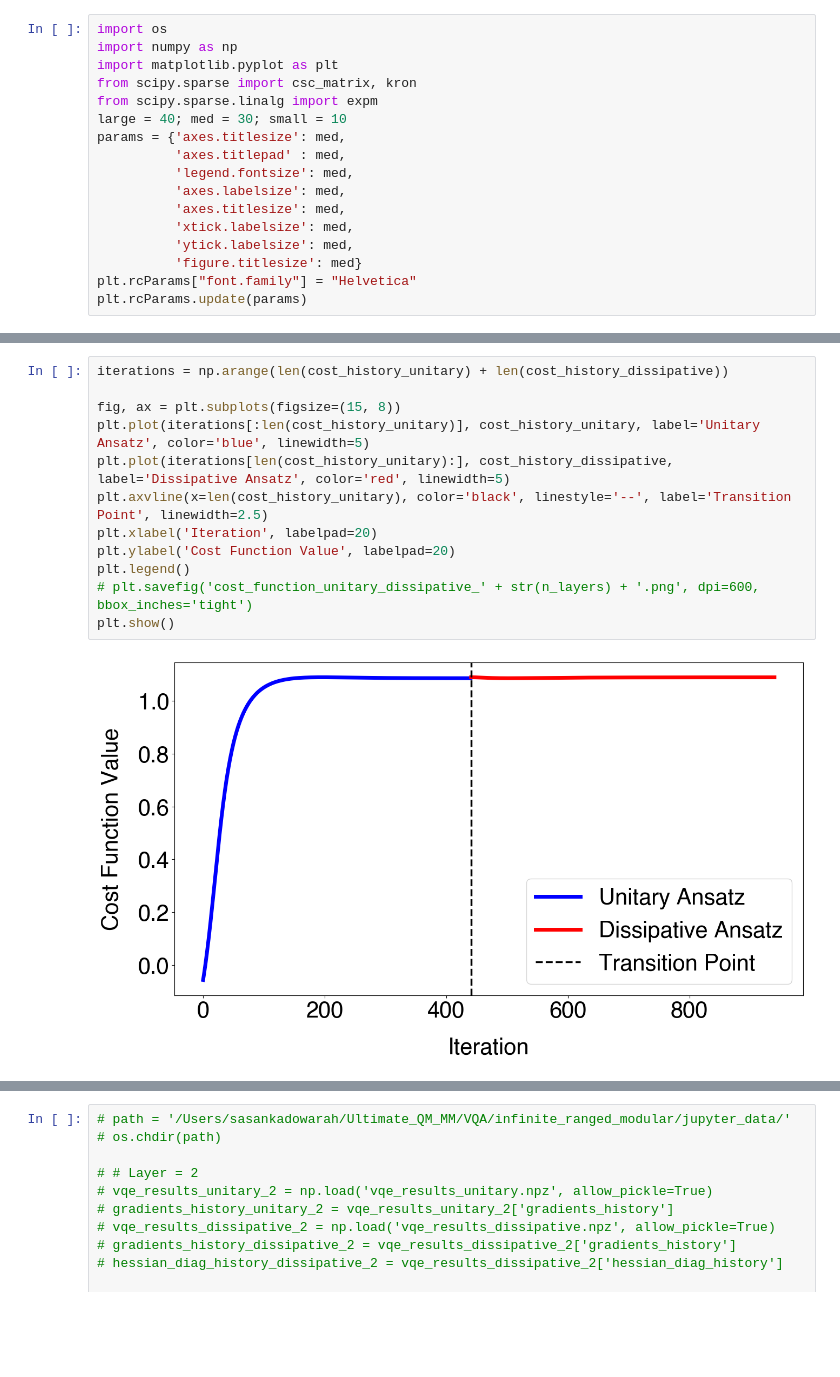
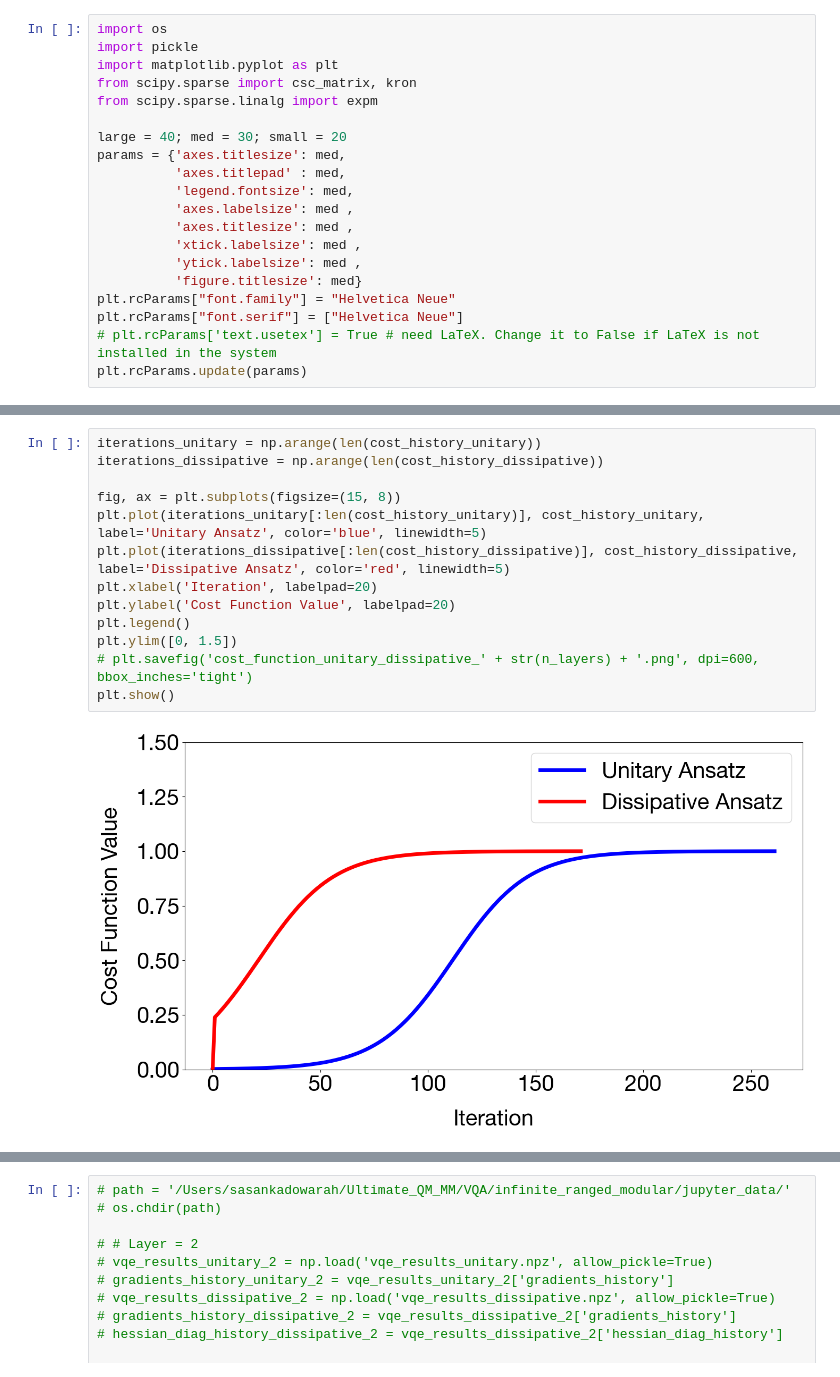
Before and after one commit to psasanka1729/VQA, a Jupyter notebook: nonunitary_ansatz_wtih_optimized_unitary_angles.ipynb, the cells around one changed output, grey strips where cells are left out. Cells and saved outputs as stored; diff of their text form; blank space fills up the shorter version.

```diff
--- a/nonunitary_ansatz_wtih_optimized_unitary_angles.ipynb
+++ b/nonunitary_ansatz_wtih_optimized_unitary_angles.ipynb
@@ -1,19 +1,22 @@
 # %%
 import os
-import numpy as np
+import pickle
 import matplotlib.pyplot as plt
 from scipy.sparse import csc_matrix, kron
 from scipy.sparse.linalg import expm
-large = 40; med = 30; small = 10
+
+large = 40; med = 30; small = 20
 params = {'axes.titlesize': med,
           'axes.titlepad' : med,
           'legend.fontsize': med,
-          'axes.labelsize': med,
-          'axes.titlesize': med,
-          'xtick.labelsize': med,
-          'ytick.labelsize': med,
+          'axes.labelsize': med ,
+          'axes.titlesize': med ,
+          'xtick.labelsize': med ,
+          'ytick.labelsize': med ,
           'figure.titlesize': med}
-plt.rcParams["font.family"] = "Helvetica"
+plt.rcParams["font.family"] = "Helvetica Neue"
+plt.rcParams["font.serif"] = ["Helvetica Neue"]
+# plt.rcParams['text.usetex'] = True # need LaTeX. Change it to False if LaTeX is not installed in the system
 plt.rcParams.update(params)
 # %%
 import numpy as np
@@ -506,16 +593,17 @@ z_history_dissipative = vqe_results_dissipative['z_history']
 # %%
-iterations = np.arange(len(cost_history_unitary) + len(cost_history_dissipative))
+iterations_unitary = np.arange(len(cost_history_unitary))
+iterations_dissipative = np.arange(len(cost_history_dissipative))
 
 fig, ax = plt.subplots(figsize=(15, 8))
-plt.plot(iterations[:len(cost_history_unitary)], cost_history_unitary, label='Unitary Ansatz', color='blue', linewidth=5)
-plt.plot(iterations[len(cost_history_unitary):], cost_history_dissipative, label='Dissipative Ansatz', color='red', linewidth=5)
-plt.axvline(x=len(cost_history_unitary), color='black', linestyle='--', label='Transition Point', linewidth=2.5)
+plt.plot(iterations_unitary[:len(cost_history_unitary)], cost_history_unitary, label='Unitary Ansatz', color='blue', linewidth=5)
+plt.plot(iterations_dissipative[:len(cost_history_dissipative)], cost_history_dissipative, label='Dissipative Ansatz', color='red', linewidth=5)
 plt.xlabel('Iteration', labelpad=20)
 plt.ylabel('Cost Function Value', labelpad=20)
 plt.legend()
+plt.ylim([0, 1.5])
 # plt.savefig('cost_function_unitary_dissipative_' + str(n_layers) + '.png', dpi=600, bbox_inches='tight')
 plt.show()
 # %% [output]
-[figure, old version]
+[figure, new version]
 # %%
 plt.figure(figsize=(15, 8))
```
Also changed, not shown: parts of 4 cells of this notebook.
